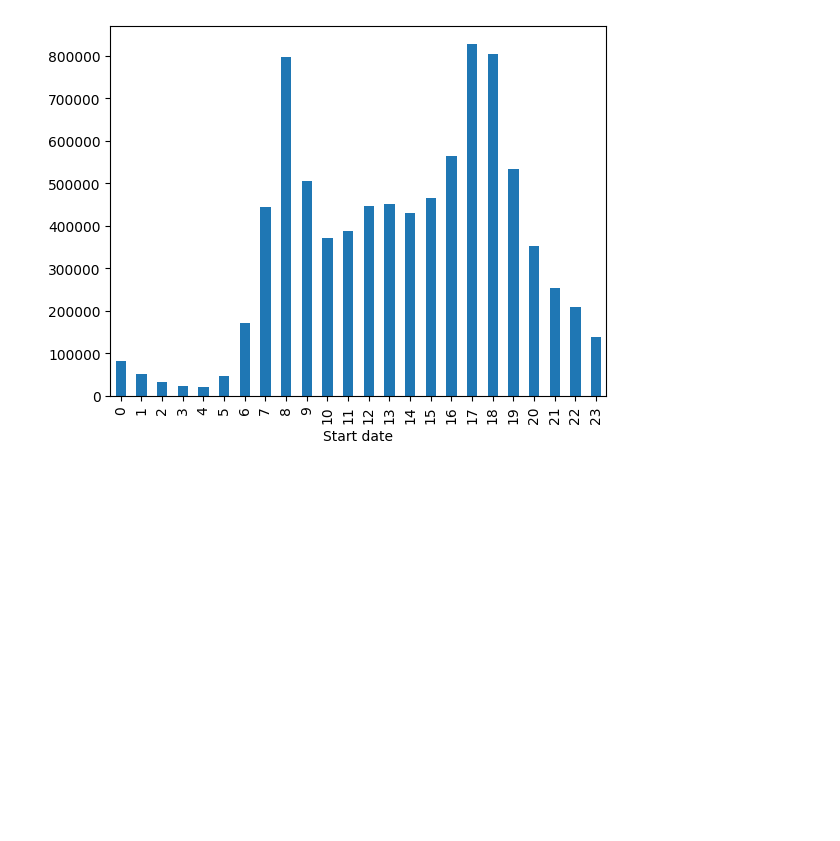
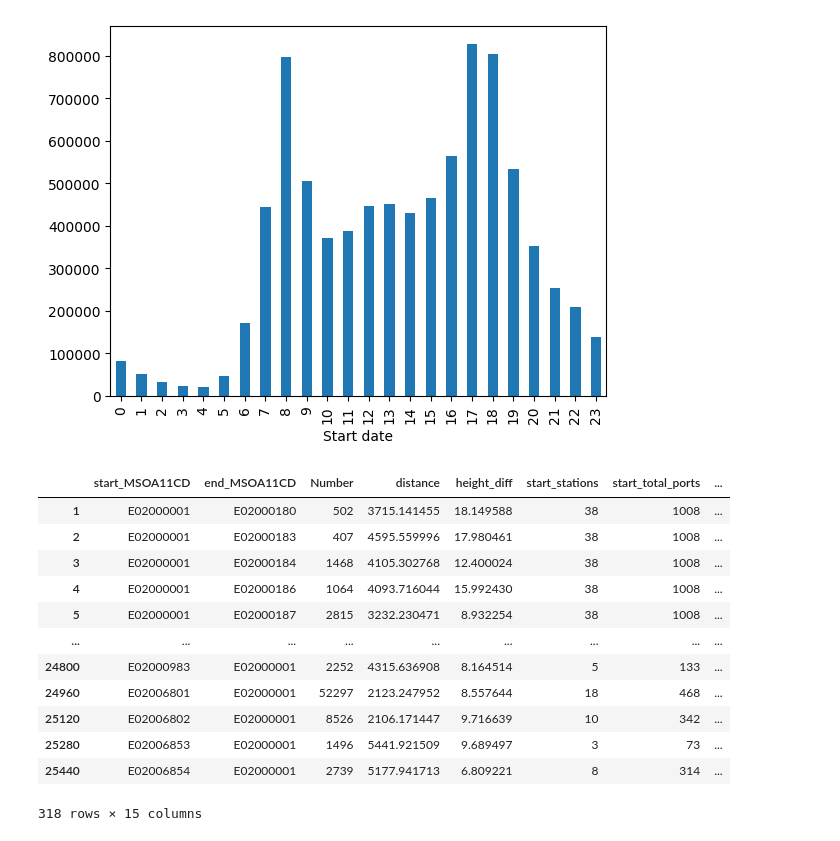
Before and after one commit to sokimura39/QM_Report, a Jupyter notebook: analysis.ipynb, the cells around one changed output. Drawn from its saved outputs; the diff is of its cells as text; code cells hidden in the pictures; blank space fills up the shorter version.

```diff
--- a/analysis.ipynb
+++ b/analysis.ipynb
@@ -280,0 +235,35 @@ journeys_gdf.groupby(journeys_gdf['Start date'].dt.hour).Number.count().plot(kin
+# %%
+# create columns containing data for the 'other' area
+
+#city_df['other_stations'] = []
+#city_df['other_total_ports'] = []
+#city_df['other_mean_height'] = []
+#city_df['is_outbound'] = []
+
+for idx, row in city_df.iterrows():
+    if(row['start_MSOA11CD'] == target_msoa):
+        city_df.loc[idx, 'other_stations'] = row['end_stations']
+        city_df.loc[idx, 'other_total_ports'] = row['end_total_ports']
+        city_df.loc[idx, 'other_mean_height'] = row['end_mean_height']
+        city_df.loc[idx, 'is_outbound'] = 0
+    else:
+        city_df.loc[idx, 'other_stations'] = row['start_stations']
+        city_df.loc[idx, 'other_total_ports'] = row['start_total_ports']
+        city_df.loc[idx, 'other_mean_height'] = row['start_mean_height']
+        city_df.loc[idx, 'is_outbound'] = 1
+
+city_df
+# %% [output]
+|  | start_MSOA11CD | end_MSOA11CD | Number | distance | height_diff | start_stations | start_total_ports | ... |
+| 1 | E02000001 | E02000180 | 502 | 3715.141455 | 18.149588 | 38 | 1008 | ... |
+| 2 | E02000001 | E02000183 | 407 | 4595.559996 | 17.980461 | 38 | 1008 | ... |
+| 3 | E02000001 | E02000184 | 1468 | 4105.302768 | 12.400024 | 38 | 1008 | ... |
+| 4 | E02000001 | E02000186 | 1064 | 4093.716044 | 15.992430 | 38 | 1008 | ... |
+| 5 | E02000001 | E02000187 | 2815 | 3232.230471 | 8.932254 | 38 | 1008 | ... |
+| ... | ... | ... | ... | ... | ... | ... | ... | ... |
+| 24800 | E02000983 | E02000001 | 2252 | 4315.636908 | 8.164514 | 5 | 133 | ... |
+| 24960 | E02006801 | E02000001 | 52297 | 2123.247952 | 8.557644 | 18 | 468 | ... |
+| 25120 | E02006802 | E02000001 | 8526 | 2106.171447 | 9.716639 | 10 | 342 | ... |
+| 25280 | E02006853 | E02000001 | 1496 | 5441.921509 | 9.689497 | 3 | 73 | ... |
+| 25440 | E02006854 | E02000001 | 2739 | 5177.941713 | 6.809221 | 8 | 314 | ... |
+318 rows × 15 columns
```
Also changed, not shown: parts of 38 cells of this notebook, 2 other files.
